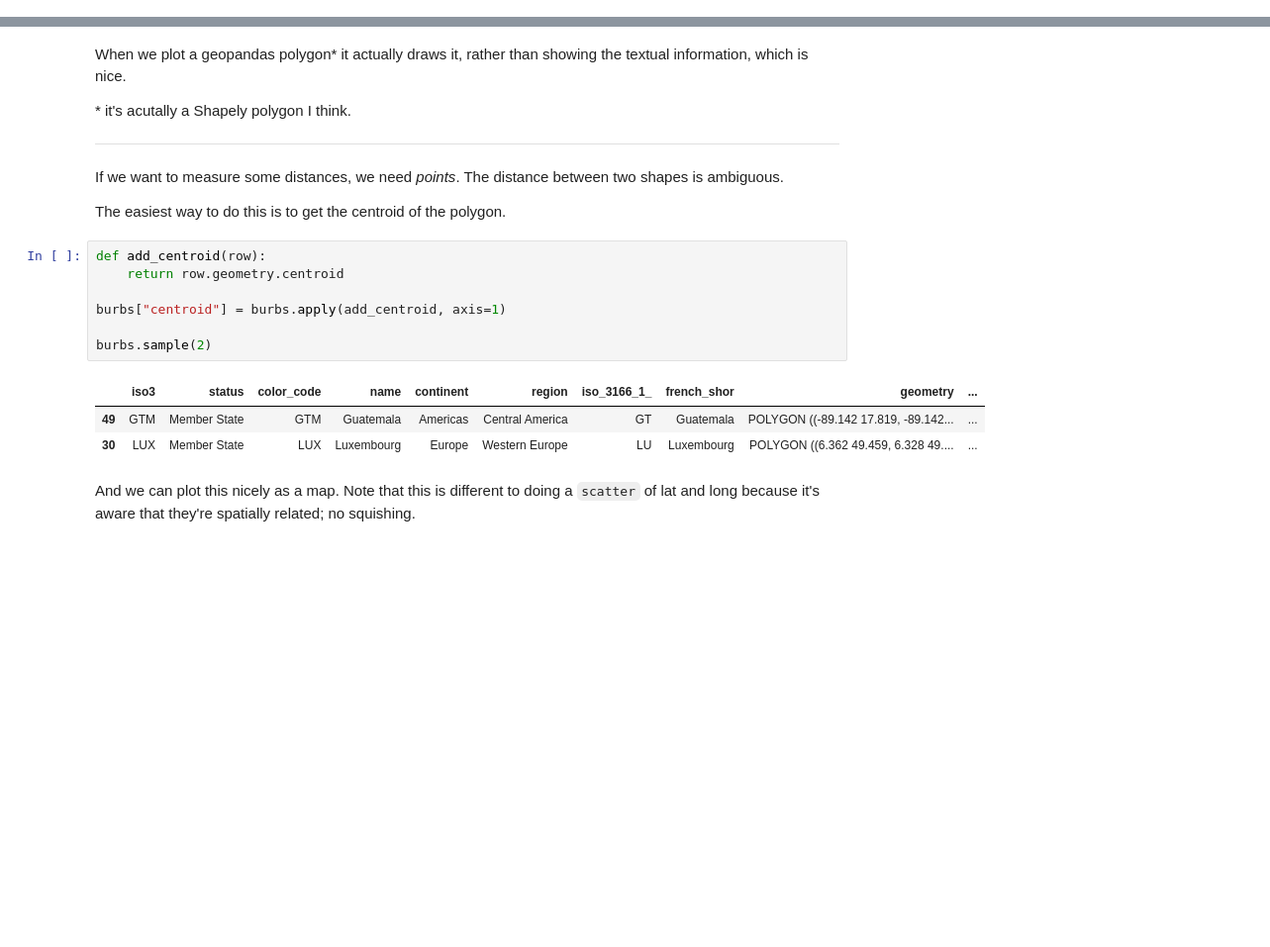
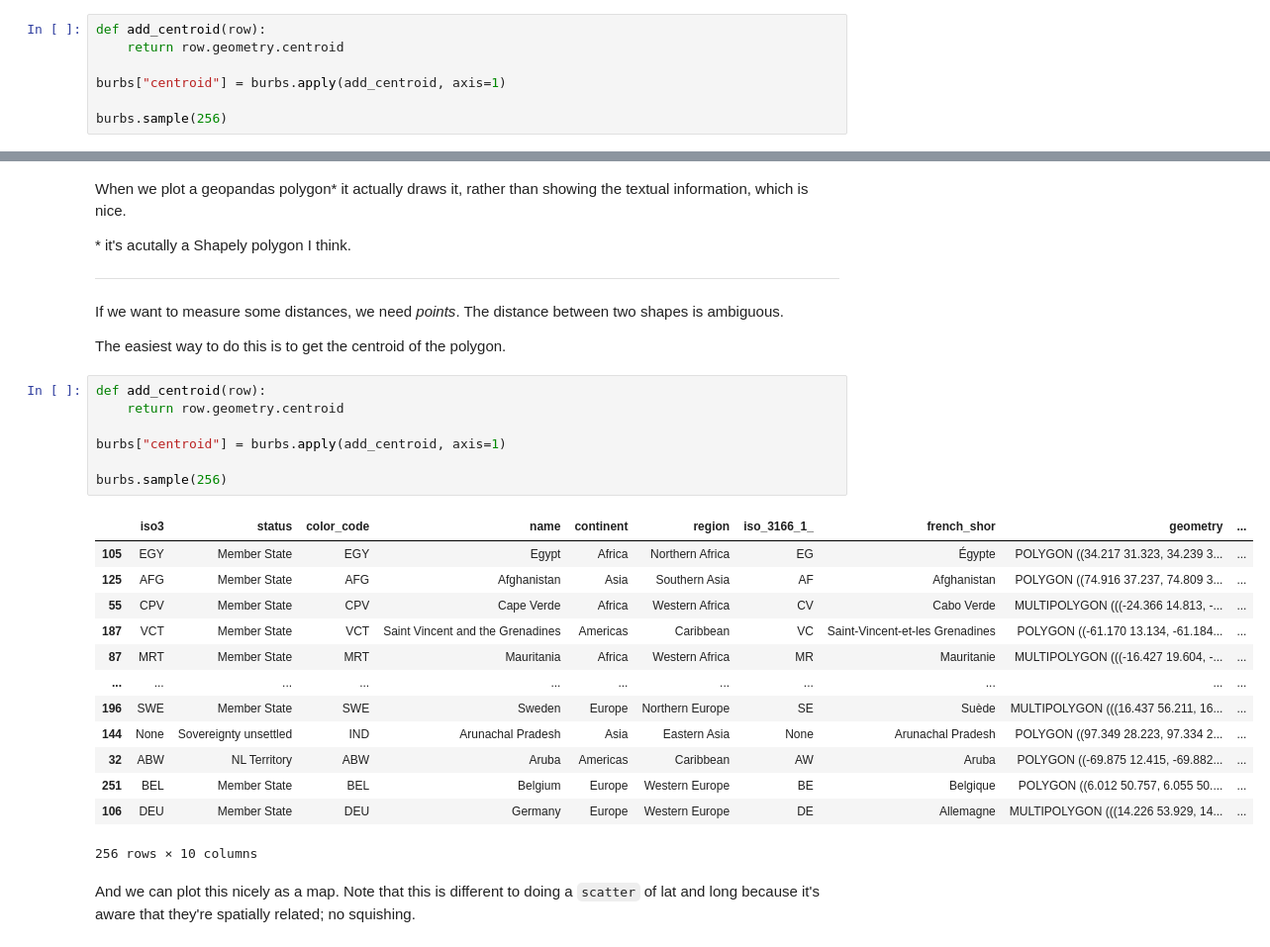
Before and after one commit to Kendrick0629/Tesla-_dealth_data, a Jupyter notebook: data_introduction/maps.ipynb, the cells around one changed output, grey strips where cells are left out. Shown at 99% size. Cells and saved outputs as stored; diff of their text form; blank space fills up the shorter version.

```diff
--- a/data_introduction/maps.ipynb
+++ b/data_introduction/maps.ipynb
@@ -0,0 +252,7 @@
+# %%
+def add_centroid(row):
+    return row.geometry.centroid
+
+burbs["centroid"] = burbs.apply(add_centroid, axis=1)
+
+burbs.sample(256)
@@ -177,14 +838,24 @@ The easiest way to do this is to get the centroid of the polygon.
 # %%
 def add_centroid(row):
     return row.geometry.centroid
 
 burbs["centroid"] = burbs.apply(add_centroid, axis=1)
 
-burbs.sample(2)
+burbs.sample(256)
 # %% [output]
 |  | iso3 | status | color_code | name | continent | region | iso_3166_1_ | french_shor | geometry | ... |
-| 49 | GTM | Member State | GTM | Guatemala | Americas | Central America | GT | Guatemala | POLYGON ((-89.142 17.819, -89.142... | ... |
-| 30 | LUX | Member State | LUX | Luxembourg | Europe | Western Europe | LU | Luxembourg | POLYGON ((6.362 49.459, 6.328 49.... | ... |
+| 105 | EGY | Member State | EGY | Egypt | Africa | Northern Africa | EG | Égypte | POLYGON ((34.217 31.323, 34.239 3... | ... |
+| 125 | AFG | Member State | AFG | Afghanistan | Asia | Southern Asia | AF | Afghanistan | POLYGON ((74.916 37.237, 74.809 3... | ... |
+| 55 | CPV | Member State | CPV | Cape Verde | Africa | Western Africa | CV | Cabo Verde | MULTIPOLYGON (((-24.366 14.813, -... | ... |
+| 187 | VCT | Member State | VCT | Saint Vincent and the Grenadines | Americas | Caribbean | VC | Saint-Vincent-et-les Grenadines | POLYGON ((-61.170 13.134, -61.184... | ... |
+| 87 | MRT | Member State | MRT | Mauritania | Africa | Western Africa | MR | Mauritanie | MULTIPOLYGON (((-16.427 19.604, -... | ... |
+| ... | ... | ... | ... | ... | ... | ... | ... | ... | ... | ... |
+| 196 | SWE | Member State | SWE | Sweden | Europe | Northern Europe | SE | Suède | MULTIPOLYGON (((16.437 56.211, 16... | ... |
+| 144 | None | Sovereignty unsettled | IND | Arunachal Pradesh | Asia | Eastern Asia | None | Arunachal Pradesh | POLYGON ((97.349 28.223, 97.334 2... | ... |
+| 32 | ABW | NL Territory | ABW | Aruba | Americas | Caribbean | AW | Aruba | POLYGON ((-69.875 12.415, -69.882... | ... |
+| 251 | BEL | Member State | BEL | Belgium | Europe | Western Europe | BE | Belgique | POLYGON ((6.012 50.757, 6.055 50.... | ... |
+| 106 | DEU | Member State | DEU | Germany | Europe | Western Europe | DE | Allemagne | MULTIPOLYGON (((14.226 53.929, 14... | ... |
+256 rows × 10 columns
 # %% [markdown]
 And we can plot this nicely as a map. Note that this is different to doing a `scatter` of lat and long because it's aware that they're spatially related; no squishing.
 # %%
```
Also changed, not shown: parts of 89 cells of this notebook, 4 other files.
